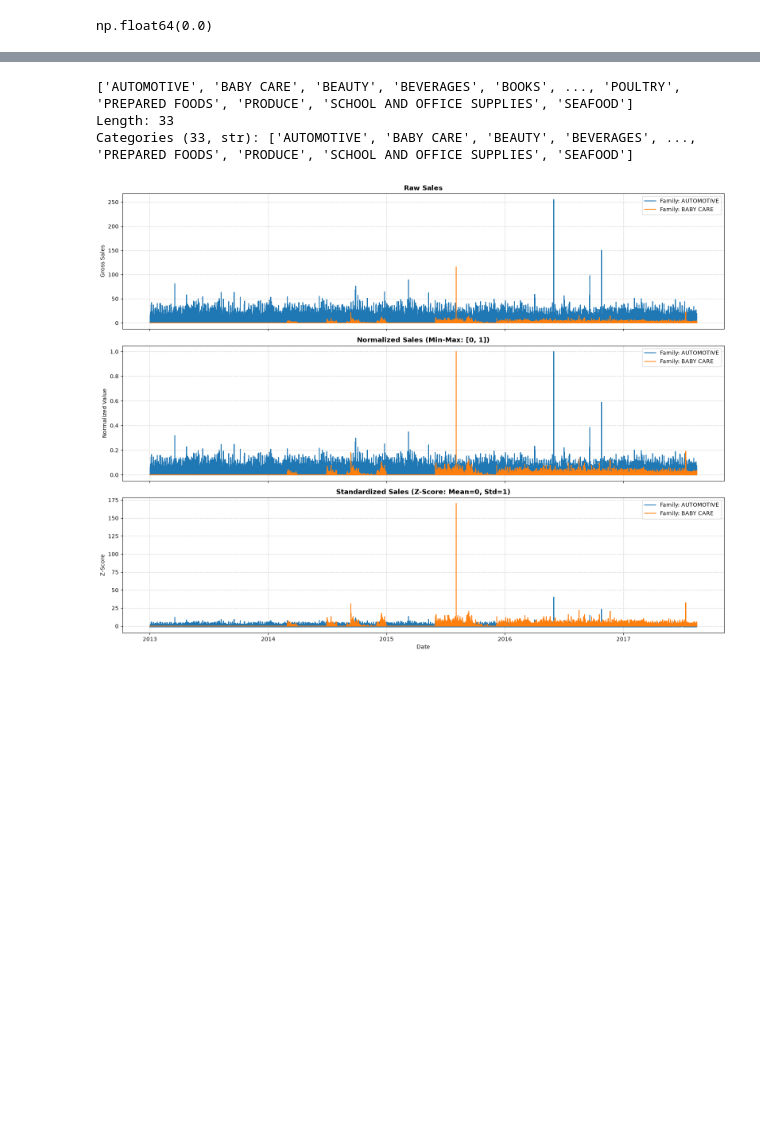
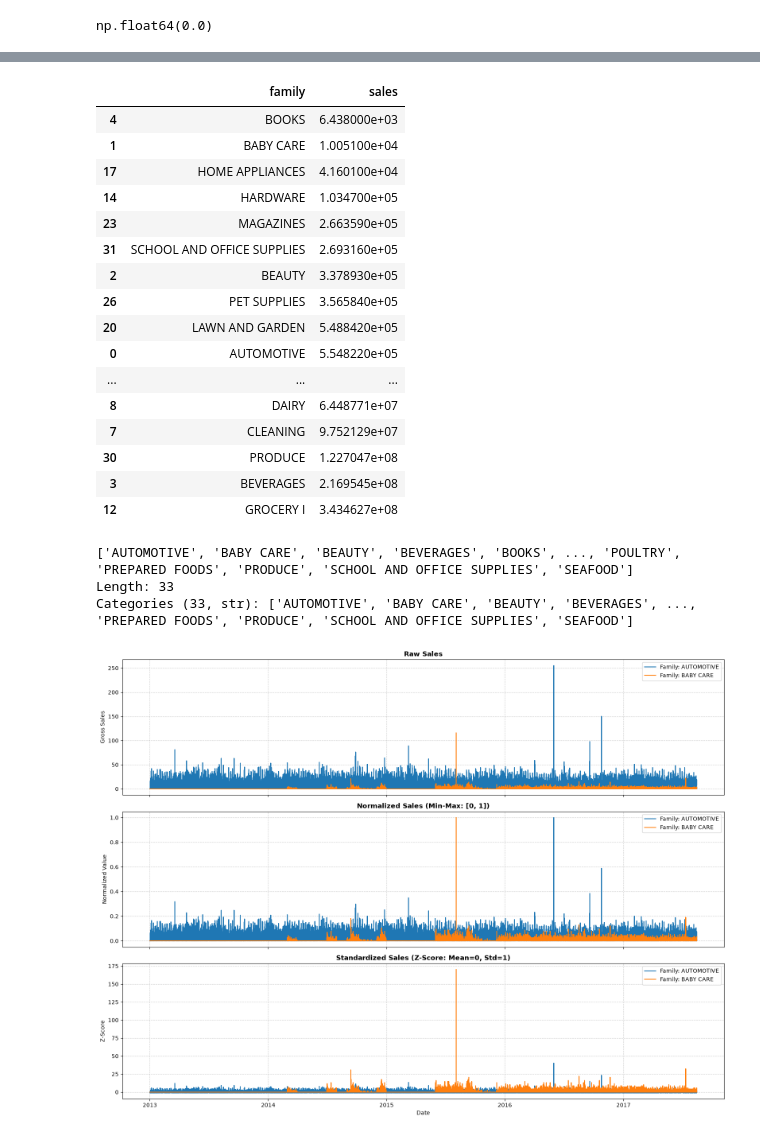
Before and after one commit to silviadeanituaaspiazu/StoreSales_TimeSeriesForecasting, a Jupyter notebook: notebooks/eda_1.ipynb, the cells around one changed output, grey strips where cells are left out. Saved outputs shown, nothing was run; the diff lists cells and outputs as text; code cells hidden in the pictures; blank space fills up the shorter version.

```diff
--- a/notebooks/eda_1.ipynb
+++ b/notebooks/eda_1.ipynb
@@ -51,3 +80,23 @@ np.float64(0.0)
+# %%
+train_agg_
+# %% [output]
+|  | family | sales |
+| 4 | BOOKS | 6.438000e+03 |
+| 1 | BABY CARE | 1.005100e+04 |
+| 17 | HOME APPLIANCES | 4.160100e+04 |
+| 14 | HARDWARE | 1.034700e+05 |
+| 23 | MAGAZINES | 2.663590e+05 |
+| 31 | SCHOOL AND OFFICE SUPPLIES | 2.693160e+05 |
+| 2 | BEAUTY | 3.378930e+05 |
+| 26 | PET SUPPLIES | 3.565840e+05 |
+| 20 | LAWN AND GARDEN | 5.488420e+05 |
+| 0 | AUTOMOTIVE | 5.548220e+05 |
+| ... | ... | ... |
+| 8 | DAIRY | 6.448771e+07 |
+| 7 | CLEANING | 9.752129e+07 |
+| 30 | PRODUCE | 1.227047e+08 |
+| 3 | BEVERAGES | 2.169545e+08 |
+| 12 | GROCERY I | 3.434627e+08 |
 # %%
 unique_families = train["family"].unique()
 unique_families
```
Also changed, not shown: parts of 2 cells of this notebook, 12 other files.
